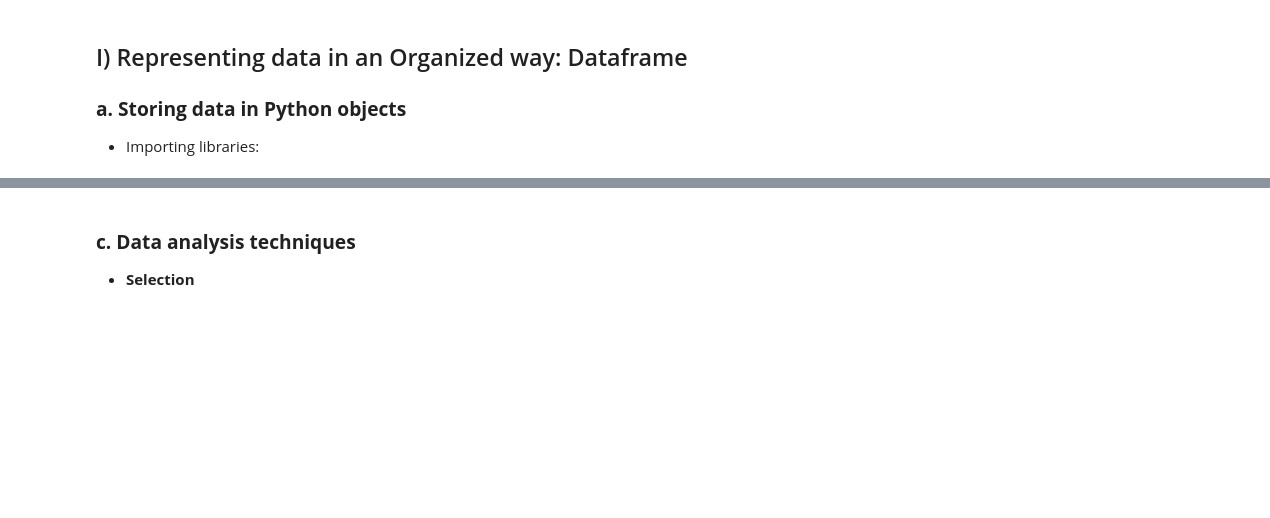
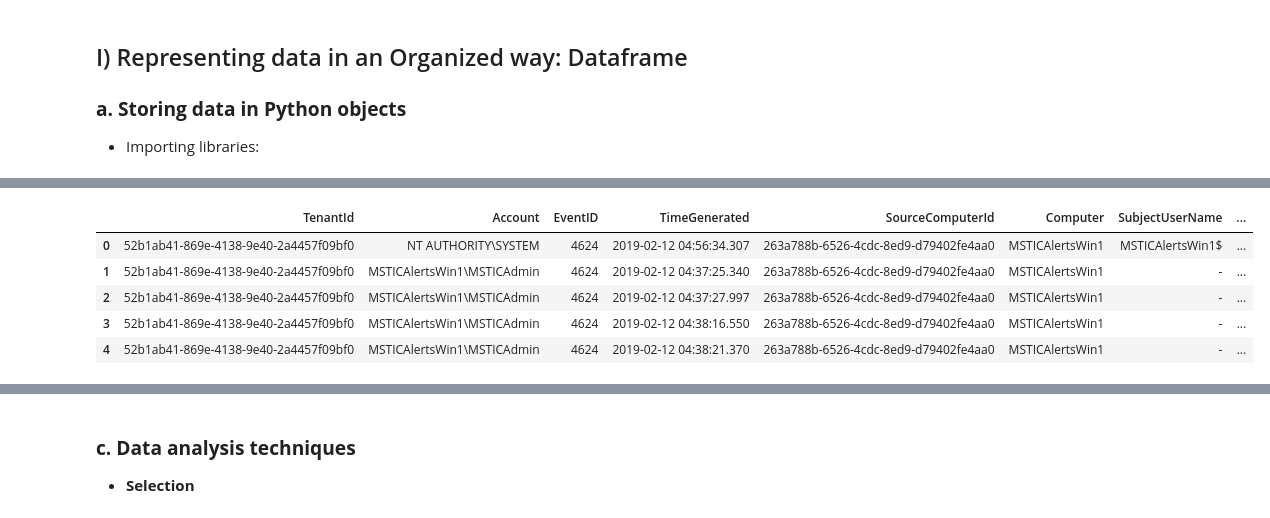
Before and after one commit to OTRF/infosec-jupyterthon, a Jupyter notebook: docs/workshops/2021/notebooks_for_secutity_operations/day1/day-1_part-3_basics_data_analysis_pandas.ipynb, the cells around one changed output, grey strips where cells are left out. Drawn from its saved outputs; the diff is of its cells as text; code cells hidden in the pictures; blank space fills up the shorter version.

```diff
--- a/docs/workshops/2021/notebooks_for_secutity_operations/day1/day-1_part-3_basics_data_analysis_pandas.ipynb
+++ b/docs/workshops/2021/notebooks_for_secutity_operations/day1/day-1_part-3_basics_data_analysis_pandas.ipynb
@@ -27,0 +138,10 @@ Contents
+# %%
+pkl_df = pd.read_pickle("../data/host_logons.pkl")
+pkl_df.head()
+# %% [output]
+|  | TenantId | Account | EventID | TimeGenerated | SourceComputerId | Computer | SubjectUserName | ... |
+| 0 | 52b1ab41-869e-4138-9e40-2a4457f09bf0 | NT AUTHORITY\SYSTEM | 4624 | 2019-02-12 04:56:34.307 | 263a788b-6526-4cdc-8ed9-d79402fe4aa0 | MSTICAlertsWin1 | MSTICAlertsWin1$ | ... |
+| 1 | 52b1ab41-869e-4138-9e40-2a4457f09bf0 | MSTICAlertsWin1\MSTICAdmin | 4624 | 2019-02-12 04:37:25.340 | 263a788b-6526-4cdc-8ed9-d79402fe4aa0 | MSTICAlertsWin1 | - | ... |
+| 2 | 52b1ab41-869e-4138-9e40-2a4457f09bf0 | MSTICAlertsWin1\MSTICAdmin | 4624 | 2019-02-12 04:37:27.997 | 263a788b-6526-4cdc-8ed9-d79402fe4aa0 | MSTICAlertsWin1 | - | ... |
+| 3 | 52b1ab41-869e-4138-9e40-2a4457f09bf0 | MSTICAlertsWin1\MSTICAdmin | 4624 | 2019-02-12 04:38:16.550 | 263a788b-6526-4cdc-8ed9-d79402fe4aa0 | MSTICAlertsWin1 | - | ... |
+| 4 | 52b1ab41-869e-4138-9e40-2a4457f09bf0 | MSTICAlertsWin1\MSTICAdmin | 4624 | 2019-02-12 04:38:21.370 | 263a788b-6526-4cdc-8ed9-d79402fe4aa0 | MSTICAlertsWin1 | - | ... |
```
Also changed, not shown: parts of 22 cells of this notebook.
